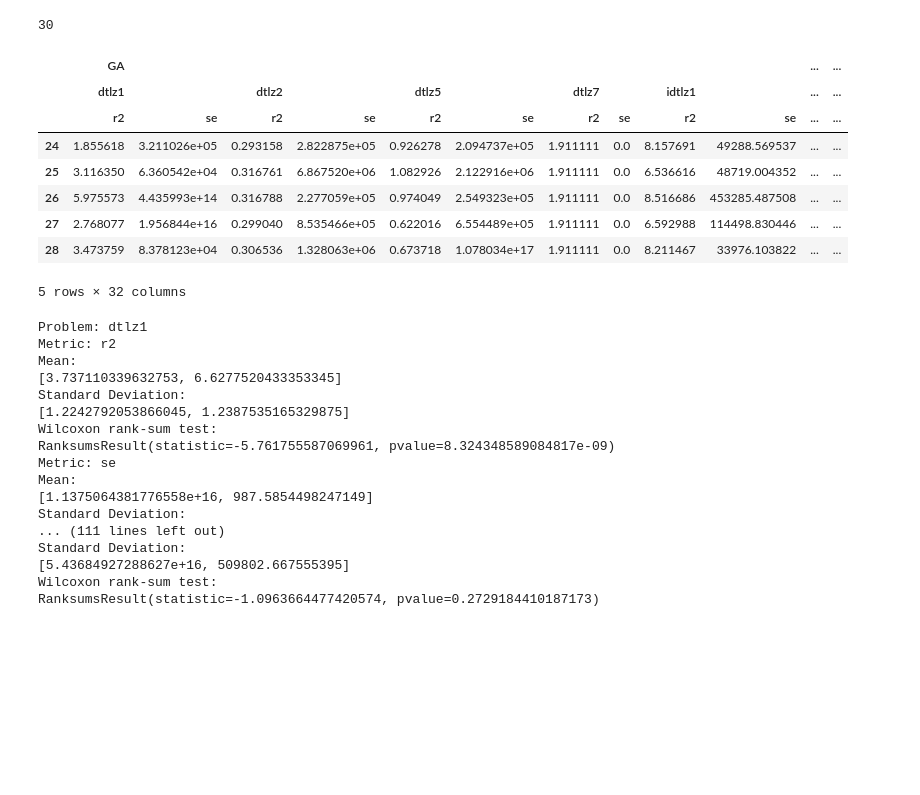
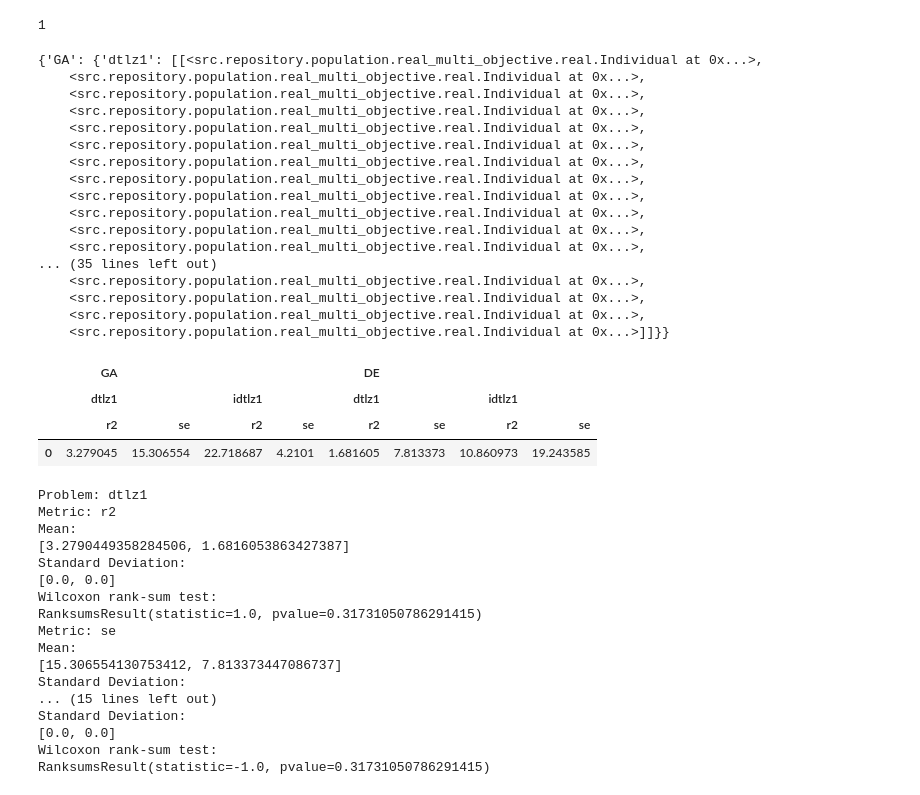
Before and after one commit to Butis498/GA, a Jupyter notebook: H4.ipynb, the cells around one changed output. Cells and saved outputs as stored; diff of their text form; code cells hidden in the pictures; blank space fills up the shorter version.

```diff
--- a/H4.ipynb
+++ b/H4.ipynb
@@ -51,19 +49,16 @@ problems = [Dtlz(i) for i in problems_n]
 iproblems = [Dtlz(i,True) for i in problems_n]
 all_porb = problems + iproblems
 # %%
-from IPython.display import clear_output
 
 results = {'GA':{},
             'DE':{}}
 for i in range(30):
     print(i+1)
 
-
-
     for problem in all_porb:
 
-        n_iter = 70
-        n_pop = 250
+        n_iter = 100
+        n_pop = 150
         population = RealPMO()
         encoding = RealEncoding(bounds=problem.bounds)
         ga_config = genetic_algorithm.GAConfig(n_pop=n_pop, n_iter=n_iter, minimize=True)
@@ -83,47 +78,62 @@ for i in range(30):
         result_de = nsdeii.run(problem.evaluate)
         result_ga = nsga.run(problem.evaluate)
 
-        clear_output(wait=True)
         try:
             results['GA'][problem.name].append(result_ga)
             results['DE'][problem.name].append(result_de)
-        except:
+        except KeyError:
 
             results['GA'][problem.name] = []
             results['DE'][problem.name] = []
+            results['GA'][problem.name].append(result_ga)
+            results['DE'][problem.name].append(result_de)
 # %% [output]
-30
+1
+# %%
+results
+# %% [output]
+{'GA': {'dtlz1': [[<src.repository.population.real_multi_objective.real.Individual at 0x...>,
+    <src.repository.population.real_multi_objective.real.Individual at 0x...>,
+    <src.repository.population.real_multi_objective.real.Individual at 0x...>,
+    <src.repository.population.real_multi_objective.real.Individual at 0x...>,
+    <src.repository.population.real_multi_objective.real.Individual at 0x...>,
+    <src.repository.population.real_multi_objective.real.Individual at 0x...>,
+    <src.repository.population.real_multi_objective.real.Individual at 0x...>,
+    <src.repository.population.real_multi_objective.real.Individual at 0x...>,
+    <src.repository.population.real_multi_objective.real.Individual at 0x...>,
+    <src.repository.population.real_multi_objective.real.Individual at 0x...>,
+    <src.repository.population.real_multi_objective.real.Individual at 0x...>,
+    <src.repository.population.real_multi_objective.real.Individual at 0x...>,
+... (35 lines left out)
+    <src.repository.population.real_multi_objective.real.Individual at 0x...>,
+    <src.repository.population.real_multi_objective.real.Individual at 0x...>,
+    <src.repository.population.real_multi_objective.real.Individual at 0x...>,
+    <src.repository.population.real_multi_objective.real.Individual at 0x...>]]}}
 # %%
 df_results = {'GA':{},'DE':{}}
 
 for key in results:
-    for key_prob in results[key]:
+    for key_prob,prob in zip(results[key],all_porb):
         r2_values = []
         se_values = []
         for i,front in enumerate(results[key][key_prob]):
             values = [ind.fitness for ind in front]
             df_results[key][key_prob] = {}
-            W = [[1/3,1/3,1/3],[1/5,1/5,3/5],[1/4,1/4,2/4]]
-            r2 = r2_indicator(values,W)
+            r2 = r2_indicator(values,prob.z)
             se = calculate_s_energy(values)
             r2_values.append(r2)
             se_values.append(se)
 
         df_results[key][key_prob]['r2'] = r2_values
         df_results[key][key_prob]['se'] = se_values
 
 df = pd.concat({k: pd.concat({kk: pd.DataFrame(vv) for kk, vv in v.items()}, axis=1) for k, v in df_results.items()}, axis=1)
 df.tail()
 # %% [output]
-|  | GA |  |  |  |  |  |  |  |  |  | ... | ... |
-|  | dtlz1 |  | dtlz2 |  | dtlz5 |  | dtlz7 |  | idtlz1 |  | ... | ... |
-|  | r2 | se | r2 | se | r2 | se | r2 | se | r2 | se | ... | ... |
-| 24 | 1.855618 | 3.211026e+05 | 0.293158 | 2.822875e+05 | 0.926278 | 2.094737e+05 | 1.911111 | 0.0 | 8.157691 | 49288.569537 | ... | ... |
-| 25 | 3.116350 | 6.360542e+04 | 0.316761 | 6.867520e+06 | 1.082926 | 2.122916e+06 | 1.911111 | 0.0 | 6.536616 | 48719.004352 | ... | ... |
-| 26 | 5.975573 | 4.435993e+14 | 0.316788 | 2.277059e+05 | 0.974049 | 2.549323e+05 | 1.911111 | 0.0 | 8.516686 | 453285.487508 | ... | ... |
-| 27 | 2.768077 | 1.956844e+16 | 0.299040 | 8.535466e+05 | 0.622016 | 6.554489e+05 | 1.911111 | 0.0 | 6.592988 | 114498.830446 | ... | ... |
-| 28 | 3.473759 | 8.378123e+04 | 0.306536 | 1.328063e+06 | 0.673718 | 1.078034e+17 | 1.911111 | 0.0 | 8.211467 | 33976.103822 | ... | ... |
+|  | GA |  |  |  | DE |  |  |  |
+|  | dtlz1 |  | idtlz1 |  | dtlz1 |  | idtlz1 |  |
+|  | r2 | se | r2 | se | r2 | se | r2 | se |
+| 0 | 3.279045 | 15.306554 | 22.718687 | 4.2101 | 1.681605 | 7.813373 | 10.860973 | 19.243585 |
-5 rows × 32 columns
 # %%
 def compare_algorithms(df):
     algorithms = df.columns.levels[0]
@@ -148,20 +158,20 @@ compare_algorithms(df)
 Problem: dtlz1
 Metric: r2
 Mean:
-[3.737110339632753, 6.6277520433353345]
+[3.2790449358284506, 1.6816053863427387]
 Standard Deviation:
-[1.2242792053866045, 1.2387535165329875]
+[0.0, 0.0]
 Wilcoxon rank-sum test:
-RanksumsResult(statistic=-5.761755587069961, pvalue=8.324348589084817e-09)
+RanksumsResult(statistic=1.0, pvalue=0.31731050786291415)
 Metric: se
 Mean:
-[1.1375064381776558e+16, 987.5854498247149]
+[15.306554130753412, 7.813373447086737]
 Standard Deviation:
-... (111 lines left out)
+... (15 lines left out)
 Standard Deviation:
-[5.43684927288627e+16, 509802.667555395]
+[0.0, 0.0]
 Wilcoxon rank-sum test:
-RanksumsResult(statistic=-1.0963664477420574, pvalue=0.2729184410187173)
+RanksumsResult(statistic=-1.0, pvalue=0.31731050786291415)
 # %%
 
 def find_closest_to_mean(df):
```
Also changed, not shown: parts of 2 cells of this notebook, 3 other files.
